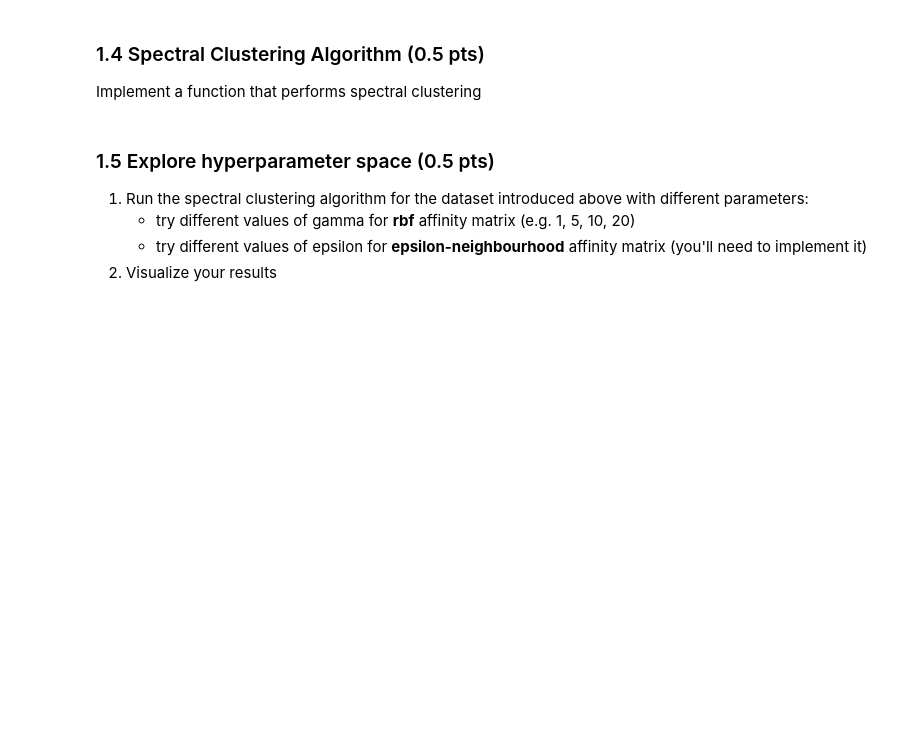
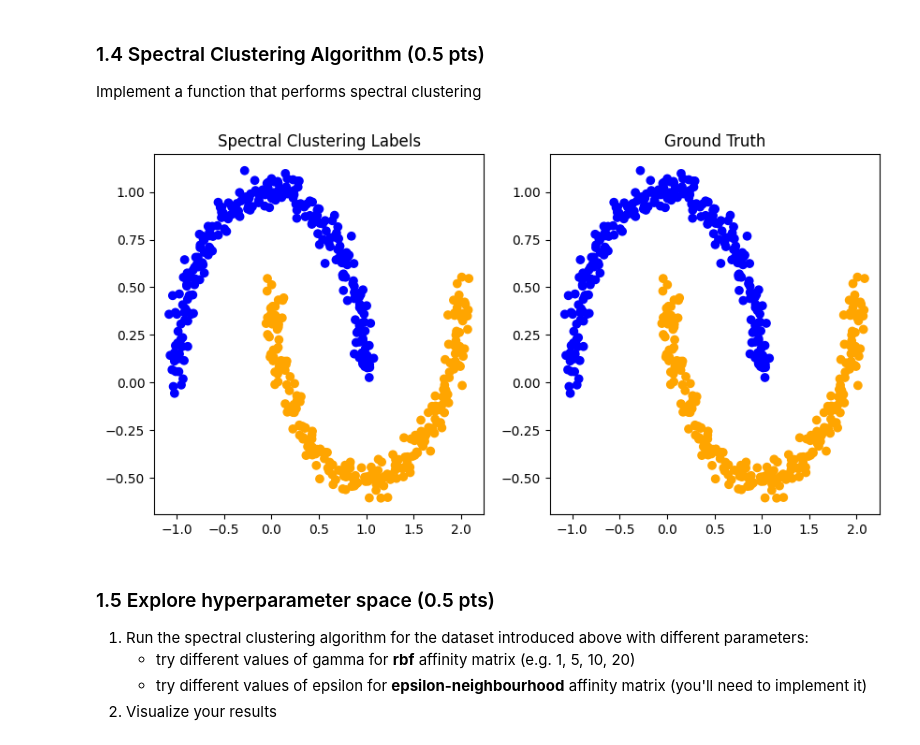
Before and after one commit to Zhukowych/mmml-lab-6, a Jupyter notebook: MMML-26-Lab6.ipynb, the cells around one changed output. Drawn from its saved outputs; the diff is of its cells as text; code cells hidden in the pictures; blank space fills up the shorter version.

```diff
--- a/MMML-26-Lab6.ipynb
+++ b/MMML-26-Lab6.ipynb
@@ -177,7 +187,10 @@ plt.show()
 # %%
 def rbf_affinity_matrix(X: np.array, gamma: float) -> np.array:
     # ========= YOUR CODE STARTS HERE ========= #
+    sqared_norms = np.sum(X ** 2, axis=1, keepdims=True)
+    squared_distances = sqared_norms + sqared_norms.T - 2 * X @ X.T
 
+    weights = np.exp(-gamma * squared_distances)
     # ========== YOUR CODE ENDS HERE ========== #
     return weights
 # %%
@@ -241,7 +254,13 @@ def normalized_laplacian(affinity_matrix: np.array) -> np.array:
     assert np.sum(np.abs(affinity_matrix - np.transpose(affinity_matrix)) > 1e-6) == 0, 'affinity matrix is not symmetric, sth went wrong in previous steps'
 
     # ========= YOUR CODE STARTS HERE ========= #
+    D = np.diag(np.sum(affinity_matrix, axis=1))
 
+    L = D - affinity_matrix
+
+    D_inv = np.diag(1.0 / np.sqrt(np.diag(D)))
+
+    normalized_laplacian = D_inv @ L @ D_inv
     # ========== YOUR CODE ENDS HERE ========== #
 
     return normalized_laplacian
@@ -273,14 +292,30 @@ Implement a function that performs spectral clustering
 # %%
 def spectral_clustering(X: np.array, affinity_fn: Callable[[np.array], np.array], n_clusters: int, hyperparam: float=1.0) -> np.array:
     # ========= YOUR CODE STARTS HERE ========= #
+    A = affinity_fn(X, hyperparam)
 
-    # ========== YOUR CODE ENDS HERE ========== #
+    L_sym = normalized_laplacian(A)
+
+    eigenvalues, eigenvectors = np.linalg.eigh(L_sym)
+    idx = np.argsort(eigenvalues)[:n_clusters]
+    U = eigenvectors[:, idx]
+
+    row_norms = np.linalg.norm(U, axis=1, keepdims=True)
+    row_norms[row_norms == 0] = 1.0
+    U_norm = U / row_norms
+
+    labels = sklearn.cluster.KMeans(n_clusters=n_clusters, random_state=42).fit_predict(U_norm)
+    # ========== YOUR CODE ENDS HERE ========= #
     return labels
 # %%
 # visualize your clustering results
 # ========= YOUR CODE STARTS HERE ========= #
+spectral_clustering_labels = spectral_clustering(X, affinity_fn=rbf_affinity_matrix, n_clusters=2, hyperparam=100)
 
+plot_clustering(X, spectral_clustering_labels, 'Spectral Clustering Labels', Y, 'Ground Truth')
 # ========== YOUR CODE ENDS HERE ========== #
+# %% [output]
+[figure, added]
 # %% [markdown]
 ### 1.5 Explore hyperparameter space (0.5 pts)
 
```
Also changed, not shown: parts of 26 cells of this notebook, 9 other files.
